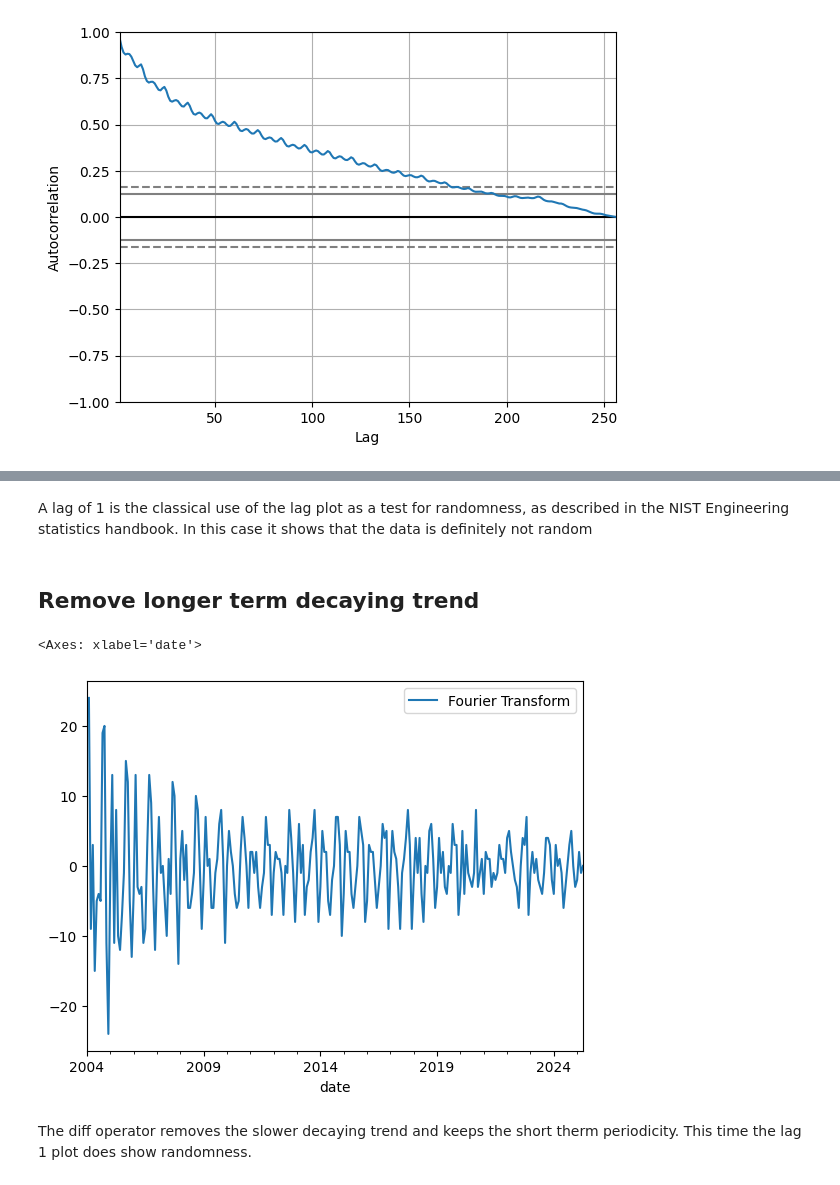
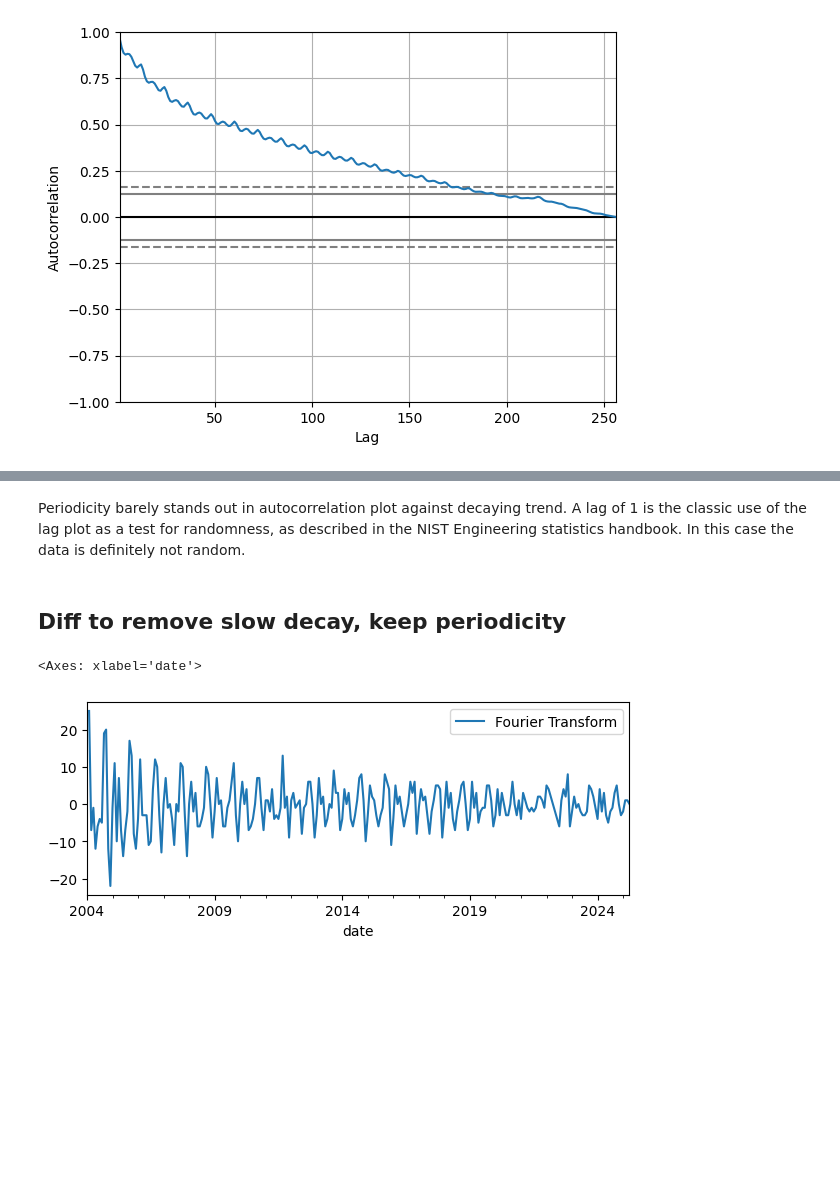
Before and after one commit to stelios-c/sig_proc, a Jupyter notebook: timeseries.ipynb, the cells around one changed output, grey strips where cells are left out. Saved outputs shown, nothing was run; the diff lists cells and outputs as text; code cells hidden in the pictures; blank space fills up the shorter version.

```diff
--- a/timeseries.ipynb
+++ b/timeseries.ipynb
@@ -38,14 +34,12 @@ pd.plotting.lag_plot(trends_df[~trends_df.isPartial].dropna(),lag=1)
 # %% [markdown]
-A lag of 1 is the classical use of the lag plot as a test for randomness, as described in the NIST Engineering statistics handbook. In this case it shows that the data is definitely not random
+Periodicity barely stands out in autocorrelation plot against decaying trend. A lag of 1 is the classic use of the lag plot as a test for randomness, as described in the NIST Engineering statistics handbook. In this case the data is definitely not random.
 # %% [markdown]
-## Remove longer term decaying trend
+## Diff to remove slow decay, keep periodicity
 # %%
-trends_df[~trends_df.isPartial].diff().plot()
+trends_df[~trends_df.isPartial].diff().plot(figsize=[7,2.5])
 # %% [output]
 <Axes: xlabel='date'>
-[figure, old version]
+[figure, new version]
-# %% [markdown]
-The diff operator removes the slower decaying trend and keeps the short therm periodicity. This time the lag 1 plot does show randomness.
 # %%
 pd.plotting.lag_plot(trends_df[~trends_df.isPartial].diff().dropna(),lag=1)
 # %% [output]
```
Also changed, not shown: parts of 14 cells of this notebook.
